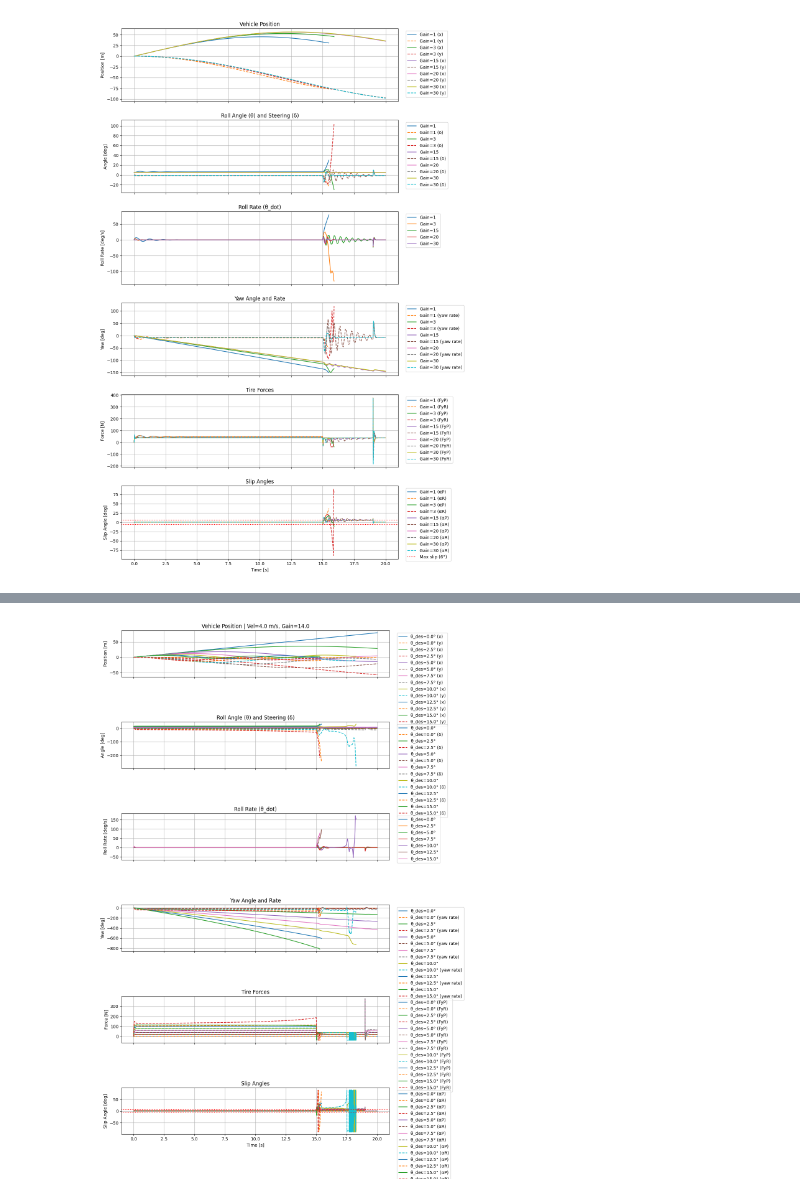
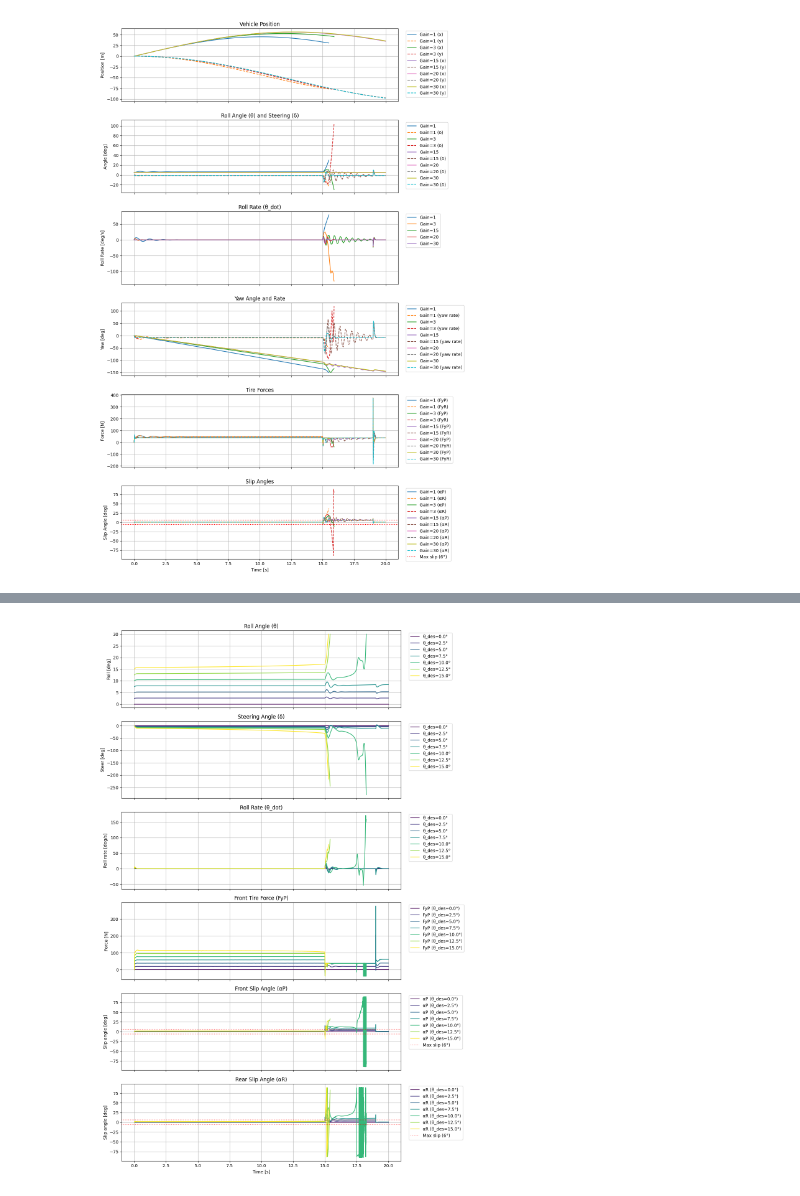
Before and after one commit to sayy96/Bicycle-Slip-, a Jupyter notebook: PD_CNTR_ICE_Bike.ipynb, the cells around one changed output, grey strips where cells are left out. Cells and saved outputs as stored; diff of their text form; code cells hidden in the pictures.

```diff
--- a/PD_CNTR_ICE_Bike.ipynb
+++ b/PD_CNTR_ICE_Bike.ipynb
@@ -768,12 +890,16 @@ gain = 14.0
 velocity = 4.0  # m/s
 target_roll_angles = np.arange(0, 15.1, 2.5)  # [0, 2.5, 5, 7.5, 10, 12.5, 15] degrees
 
-# Create a figure with 6 subplots
+# Create a figure with 6 subplots (removed position and yaw, added slip angle separation)
 fig, axes = plt.subplots(6, 1, figsize=(12, 18), sharex=True)
+plt.subplots_adjust(hspace=0.4)  # Add spacing between subplots
+
+# Color scheme for different target angles
+colors = plt.cm.viridis(np.linspace(0, 1, len(target_roll_angles)))
 
 # Simulate for each target roll angle
-for target_roll_deg in target_roll_angles:
-    # Convert to radians
+for i, target_roll_deg in enumerate(target_roll_angles):
+    color = colors[i]
     target_roll_angle = np.deg2rad(target_roll_deg)
 
     # Reset histories for each simulation
@@ -785,11 +911,11 @@ for target_roll_deg in target_roll_angles:
     FyR_history = []
     time_history = []
 
-    # Define PD controller with fixed gain
+    # Define PD controller
     def control(t, q, u):
         return np.array([gain*(target_roll_angle - q[3]), -gain*u[3]])
 
-    # Initial state with fixed velocity
+    # Initial state
     x0 = np.array([
         0.0, 0.0, 0.0, target_roll_angle,  # q1-q4
         velocity, 0.0, 0.0, 0.0             # u1-u4
@@ -798,77 +924,64 @@ for target_roll_deg in target_roll_angles:
     # Run simulation
     solution = solve_ivp(rhs, (0.0, 20.0), x0, args=(p_vals,), events=roll_angle_event)
 
     # Extract states
     qs = solution.y[0:4]
     us = solution.y[4:8]
 
     # Process control outputs
     delta_history = [cmd[0] for cmd in control_history]
     delta_arr = np.array(delta_history).squeeze()
     time_arr = np.array(control_times)
     interp_delta = interp1d(time_arr, delta_arr, bounds_error=False, fill_value="extrapolate")
     delta_plot = interp_delta(solution.t)
 
     # Interpolate other signals
     interp_alphaP = interp1d(time_history, alphaP_history, bounds_error=False, fill_value="extrapolate")
     interp_alphaR = interp1d(time_history, alphaR_history, bounds_error=False, fill_value="extrapolate")
     interp_FyP = interp1d(time_history, FyP_history, bounds_error=False, fill_value="extrapolate")
     interp_FyR = interp1d(time_history, FyR_history, bounds_error=False, fill_value="extrapolate")
 
-    # Plot results
-    axes[0].plot(solution.t, qs[0], label=f'θ_des={target_roll_deg}° (x)')
-    axes[0].plot(solution.t, qs[1], '--', label=f'θ_des={target_roll_deg}° (y)')
-
-    axes[1].plot(solution.t, np.rad2deg(qs[3]), label=f'θ_des={target_roll_deg}°')
-    axes[1].plot(solution.t, np.rad2deg(delta_plot), '--', label=f'θ_des={target_roll_deg}° (δ)')
-
-    axes[2].plot(solution.t, np.rad2deg(us[3]), label=f'θ_des={target_roll_deg}°')
-
-    axes[3].plot(solution.t, np.rad2deg(qs[2]), label=f'θ_des={target_roll_deg}°')
-    axes[3].plot(solution.t, np.rad2deg(us[2]), '--', label=f'θ_des={target_roll_deg}° (yaw rate)')
-
-    axes[4].plot(solution.t, interp_FyP(solution.t), label=f'θ_des={target_roll_deg}° (FyP)')
-    axes[4].plot(solution.t, interp_FyR(solution.t), '--', label=f'θ_des={target_roll_deg}° (FyR)')
-
-    axes[5].plot(solution.t, np.rad2deg(interp_alphaP(solution.t)), label=f'θ_des={target_roll_deg}° (αP)')
-    axes[5].plot(solution.t, np.rad2deg(interp_alphaR(solution.t)), '--', label=f'θ_des={target_roll_deg}° (αR)')
+    # Plot results - only keeping essential plots
+    axes[0].plot(solution.t, np.rad2deg(qs[3]), color=color, label=f'θ_des={target_roll_deg}°')
+    axes[1].plot(solution.t, np.rad2deg(delta_plot), color=color, label=f'θ_des={target_roll_deg}°')
+    axes[2].plot(solution.t, np.rad2deg(us[3]), color=color, label=f'θ_des={target_roll_deg}°')
+    axes[3].plot(solution.t, interp_FyP(solution.t), color=color, label=f'FyP (θ_des={target_roll_deg}°)')
+    axes[4].plot(solution.t, np.rad2deg(interp_alphaP(solution.t)), color=color, label=f'αP (θ_des={target_roll_deg}°)')
+    axes[5].plot(solution.t, np.rad2deg(interp_alphaR(solution.t)), color=color, label=f'αR (θ_des={target_roll_deg}°)')
 
 # Configure subplots
-axes[0].set_ylabel('Position [m]')
-axes[0].set_title(f'Vehicle Position | Vel={velocity} m/s, Gain={gain}')
-axes[0].legend(bbox_to_anchor=(1.02, 1), loc='upper left')
-axes[0].grid(True)
+titles = [
+    'Roll Angle (θ)',
+    'Steering Angle (δ)',
+    'Roll Rate (θ_dot)',
+    'Front Tire Force (FyP)',
+    'Front Slip Angle (αP)',
+    'Rear Slip Angle (αR)'
+]
 
-axes[1].set_ylabel('Angle [deg]')
-axes[1].set_title('Roll Angle (θ) and Steering (δ)')
-axes[1].legend(bbox_to_anchor=(1.02, 1), loc='upper left')
-axes[1].grid(True)
+for i, ax in enumerate(axes):
+    ax.set_title(titles[i])
+    ax.grid(True)
+    ax.legend(bbox_to_anchor=(1.02, 1), loc='upper left')
 
-axes[2].set_ylabel('Roll Rate [deg/s]')
-axes[2].set_title('Roll Rate (θ_dot)')
-axes[2].legend(bbox_to_anchor=(1.02, 1), loc='upper left')
-axes[2].grid(True)
+# Specific y-labels
+axes[0].set_ylabel('Roll [deg]')
+axes[1].set_ylabel('Steer [deg]')
+axes[2].set_ylabel('Roll rate [deg/s]')
+axes[3].set_ylabel('Force [N]')
+axes[4].set_ylabel('Slip angle [deg]')
+axes[5].set_ylabel('Slip angle [deg]')
 
-axes[3].set_ylabel('Yaw [deg]')
-axes[3].set_title('Yaw Angle and Rate')
-axes[3].legend(bbox_to_anchor=(1.02, 1), loc='upper left')
-axes[3].grid(True)
+# Add slip angle limits
+for ax in [axes[4], axes[5]]:
+    ax.axhline(6, color='r', linestyle=':', alpha=0.5, label='Max slip (6°)')
+    ax.axhline(-6, color='r', linestyle=':', alpha=0.5)
+    ax.legend(bbox_to_anchor=(1.02, 1), loc='upper left')
 
-axes[4].set_ylabel('Force [N]')
-axes[4].set_title('Tire Forces')
-axes[4].legend(bbox_to_anchor=(1.02, 1), loc='upper left')
-axes[4].grid(True)
-
-axes[5].set_ylabel('Slip Angle [deg]')
-axes[5].set_title('Slip Angles')
-axes[5].axhline(6, color='r', linestyle=':', label='Max slip (6°)')
-axes[5].axhline(-6, color='r', linestyle=':')
-axes[5].legend(bbox_to_anchor=(1.02, 1), loc='upper left')
-axes[5].grid(True)
-axes[5].set_xlabel('Time [s]')
+axes[-1].set_xlabel('Time [s]')
 
 plt.tight_layout()
 plt.show()
 # %% [output]
-[figure, old version]
+[figure, new version]
 # %%
```
Also changed, not shown: parts of 3 cells of this notebook.
